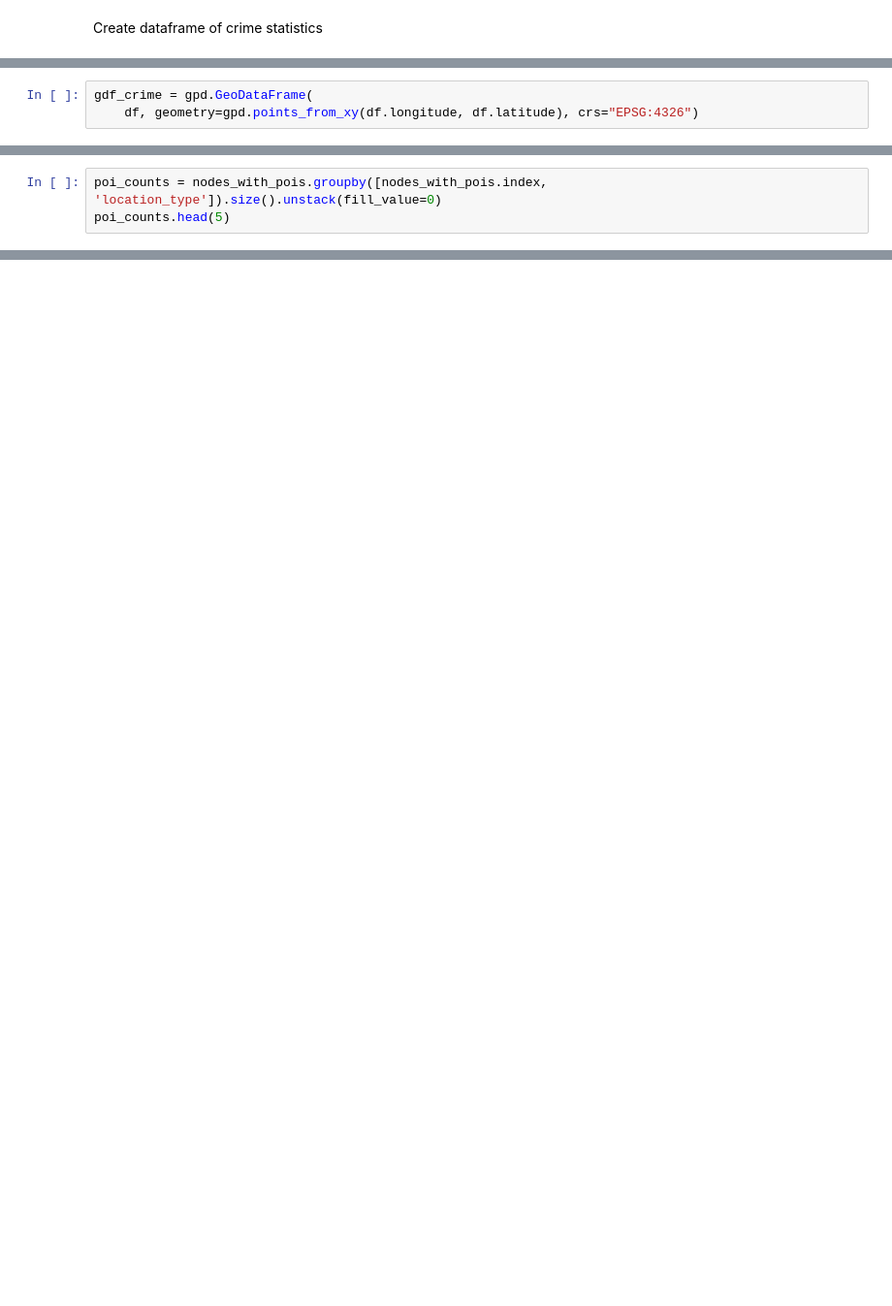
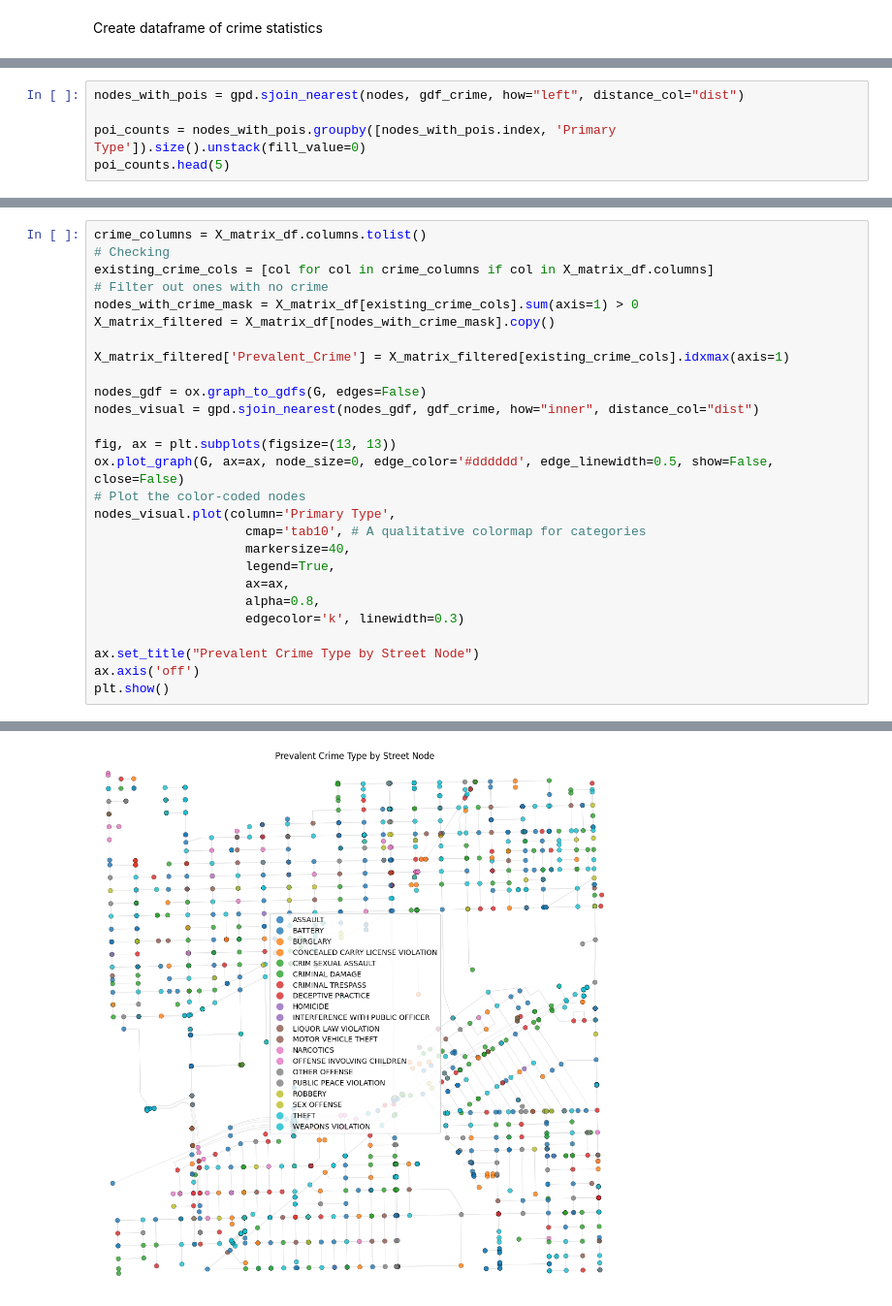
Before and after one commit to kenedyducheine/statistical-crime-analysis, a Jupyter notebook: CrimeDataNotebook.ipynb, the cells around one changed output, grey strips where cells are left out. Shown at 97% size. Saved outputs shown, nothing was run; the diff lists cells and outputs as text; blank space fills up the shorter version.

```diff
--- a/CrimeDataNotebook.ipynb
+++ b/CrimeDataNotebook.ipynb
@@ -52,3 +62,5 @@ Turn data frames into GeoDataFrames
 # %%
-gdf_crime = gpd.GeoDataFrame(
-    df, geometry=gpd.points_from_xy(df.longitude, df.latitude), crs="EPSG:4326")
+nodes_with_pois = gpd.sjoin_nearest(nodes, gdf_crime, how="left", distance_col="dist")
+
+poi_counts = nodes_with_pois.groupby([nodes_with_pois.index, 'Primary Type']).size().unstack(fill_value=0)
+poi_counts.head(5)
@@ -74,3 +75,0 @@ Count points of interest by category for each node
-# %%
-poi_counts = nodes_with_pois.groupby([nodes_with_pois.index, 'location_type']).size().unstack(fill_value=0)
-poi_counts.head(5)
@@ -156,0 +120,28 @@ X_matrix_df
+# %%
+crime_columns = X_matrix_df.columns.tolist()
+# Checking
+existing_crime_cols = [col for col in crime_columns if col in X_matrix_df.columns]
+# Filter out ones with no crime
+nodes_with_crime_mask = X_matrix_df[existing_crime_cols].sum(axis=1) > 0
+X_matrix_filtered = X_matrix_df[nodes_with_crime_mask].copy()
+
+X_matrix_filtered['Prevalent_Crime'] = X_matrix_filtered[existing_crime_cols].idxmax(axis=1)
+
+nodes_gdf = ox.graph_to_gdfs(G, edges=False)
+nodes_visual = gpd.sjoin_nearest(nodes_gdf, gdf_crime, how="inner", distance_col="dist")
+
+fig, ax = plt.subplots(figsize=(13, 13))
+ox.plot_graph(G, ax=ax, node_size=0, edge_color='#dddddd', edge_linewidth=0.5, show=False, close=False)
+# Plot the color-coded nodes
+nodes_visual.plot(column='Primary Type',
+                    cmap='tab10', # A qualitative colormap for categories
+                    markersize=40,
+                    legend=True,
+                    ax=ax,
+                    alpha=0.8,
+                    edgecolor='k', linewidth=0.3)
+
+ax.set_title("Prevalent Crime Type by Street Node")
+ax.axis('off')
+plt.show()
+# %% [output]
@@ -156,0 +149 @@ X_matrix_df
+[figure, added]
```
Also changed, not shown: parts of 53 cells of this notebook, 1 other file.
